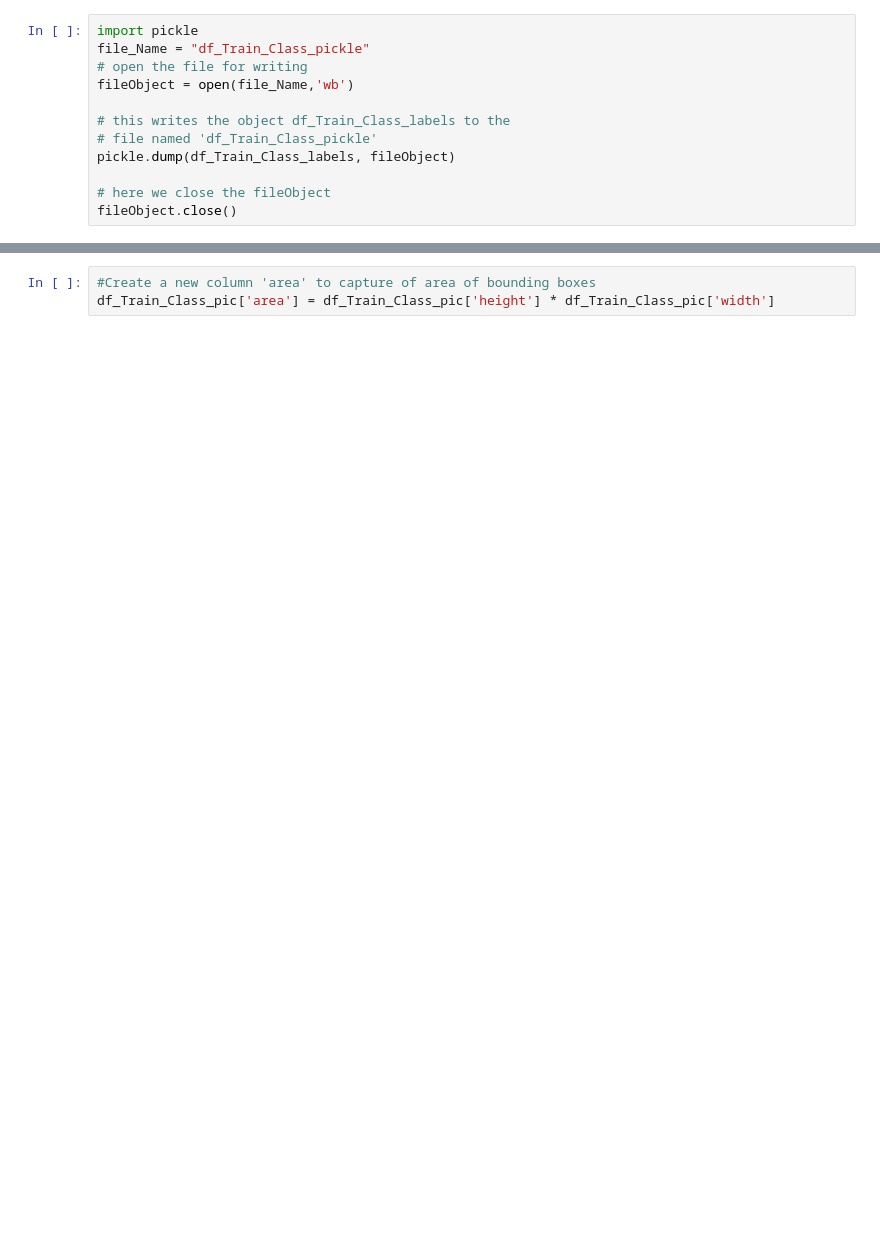
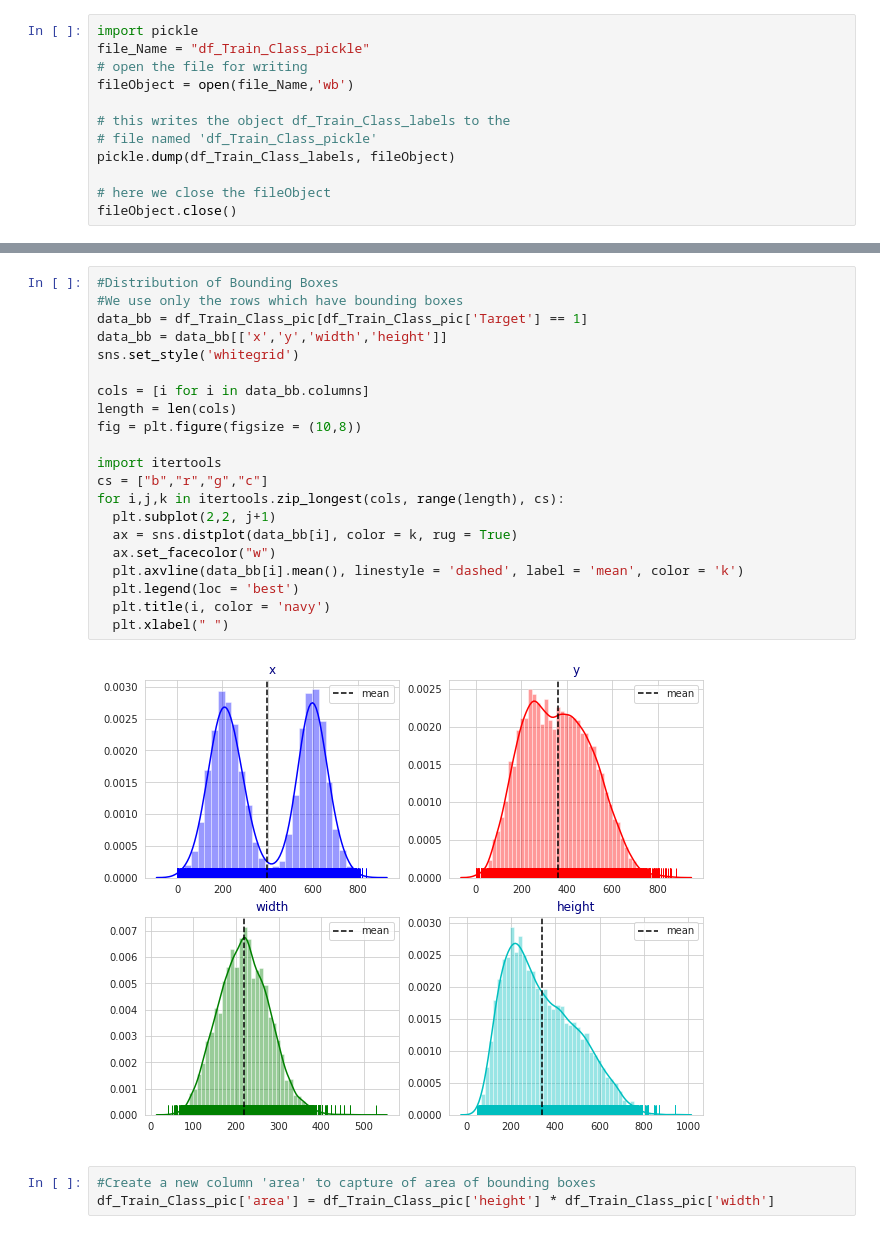
Before and after one commit to arvindhvasu/GL_Pneumonia_Detection, a Jupyter notebook: Project_CV_Pneumonia.ipynb, the cells around one changed output, grey strips where cells are left out. Saved outputs shown, nothing was run; the diff lists cells and outputs as text; blank space fills up the shorter version.

```diff
--- a/Project_CV_Pneumonia.ipynb
+++ b/Project_CV_Pneumonia.ipynb
@@ -534,3 +560,26 @@ countplot(data = df_Train_Class_pic, x = 'PatientSex', hue = 'Target');
+# %%
+#Distribution of Bounding Boxes
+#We use only the rows which have bounding boxes
+data_bb = df_Train_Class_pic[df_Train_Class_pic['Target'] == 1]
+data_bb = data_bb[['x','y','width','height']]
+sns.set_style('whitegrid')
+
+cols = [i for i in data_bb.columns]
+length = len(cols)
+fig = plt.figure(figsize = (10,8))
+
+import itertools
+cs = ["b","r","g","c"]
+for i,j,k in itertools.zip_longest(cols, range(length), cs):
+  plt.subplot(2,2, j+1)
+  ax = sns.distplot(data_bb[i], color = k, rug = True)
+  ax.set_facecolor("w")
+  plt.axvline(data_bb[i].mean(), linestyle = 'dashed', label = 'mean', color = 'k')
+  plt.legend(loc = 'best')
+  plt.title(i, color = 'navy')
+  plt.xlabel(" ")
+# %% [output]
+[figure, added]
 # %%
 #Create a new column 'area' to capture of area of bounding boxes
 df_Train_Class_pic['area'] = df_Train_Class_pic['height'] * df_Train_Class_pic['width']
```
Also changed, not shown: parts of 58 cells of this notebook.
